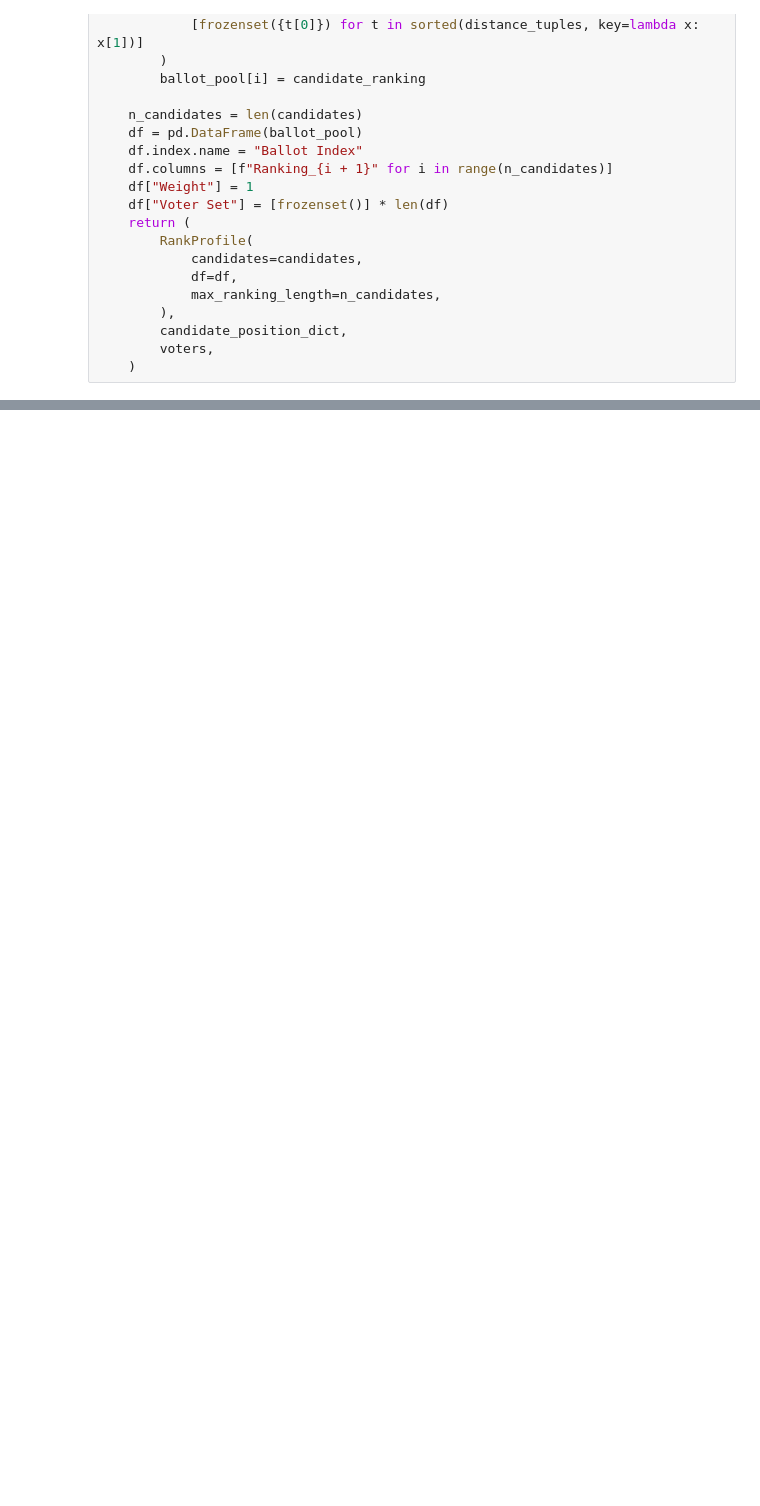
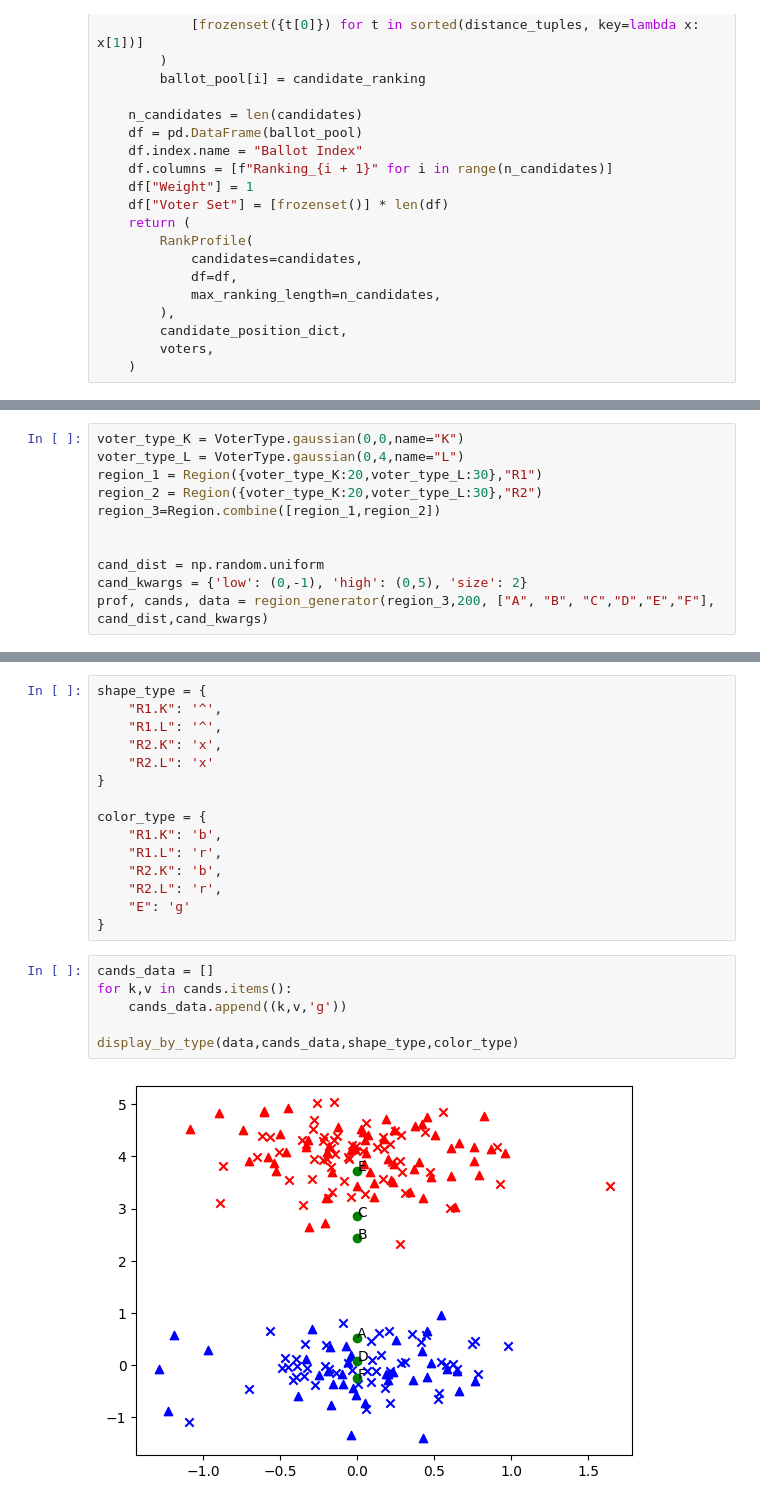
Before and after one commit to FayeAlephNil/bookish-spork, a Jupyter notebook: basics.ipynb, the cells around one changed output, grey strips where cells are left out. Cells and saved outputs as stored; diff of their text form; blank space fills up the shorter version.

```diff
--- a/basics.ipynb
+++ b/basics.ipynb
@@ -243,0 +288,11 @@ region_3.voters
+# %%
+voter_type_K = VoterType.gaussian(0,0,name="K")
+voter_type_L = VoterType.gaussian(0,4,name="L")
+region_1 = Region({voter_type_K:20,voter_type_L:30},"R1")
+region_2 = Region({voter_type_K:20,voter_type_L:30},"R2")
+region_3=Region.combine([region_1,region_2])
+
+
+cand_dist = np.random.uniform
+cand_kwargs = {'low': (0,-1), 'high': (0,5), 'size': 2}
+prof, cands, data = region_generator(region_3,200, ["A", "B", "C","D","E","F"], cand_dist,cand_kwargs)
@@ -243,0 +313,23 @@ region_3.voters
+# %%
+shape_type = {
+    "R1.K": '^',
+    "R1.L": '^',
+    "R2.K": 'x',
+    "R2.L": 'x'
+}
+
+color_type = {
+    "R1.K": 'b',
+    "R1.L": 'r',
+    "R2.K": 'b',
+    "R2.L": 'r',
+    "E": 'g'
+}
+# %%
+cands_data = []
+for k,v in cands.items():
+    cands_data.append((k,v,'g'))
+
+display_by_type(data,cands_data,shape_type,color_type)
+# %% [output]
+[figure, added]
```
Also changed, not shown: parts of 10 cells of this notebook, 1 other file.
